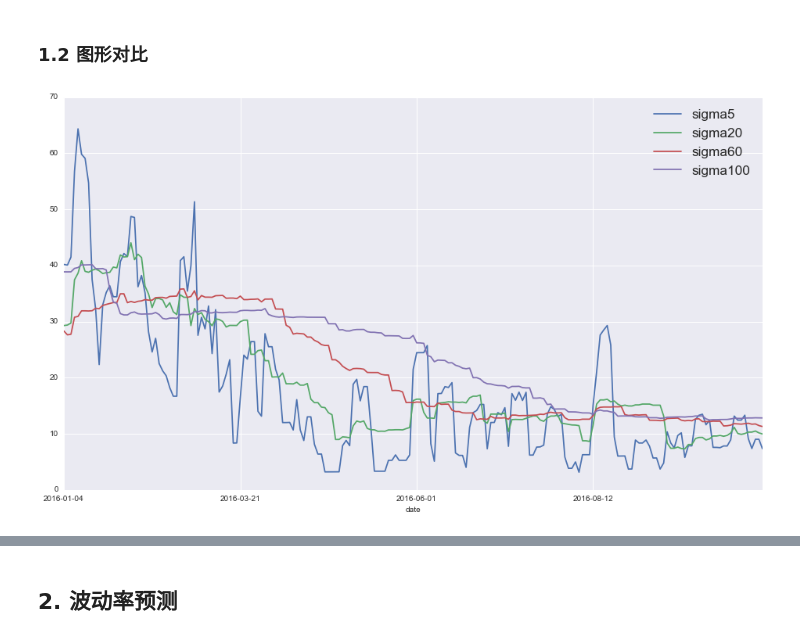
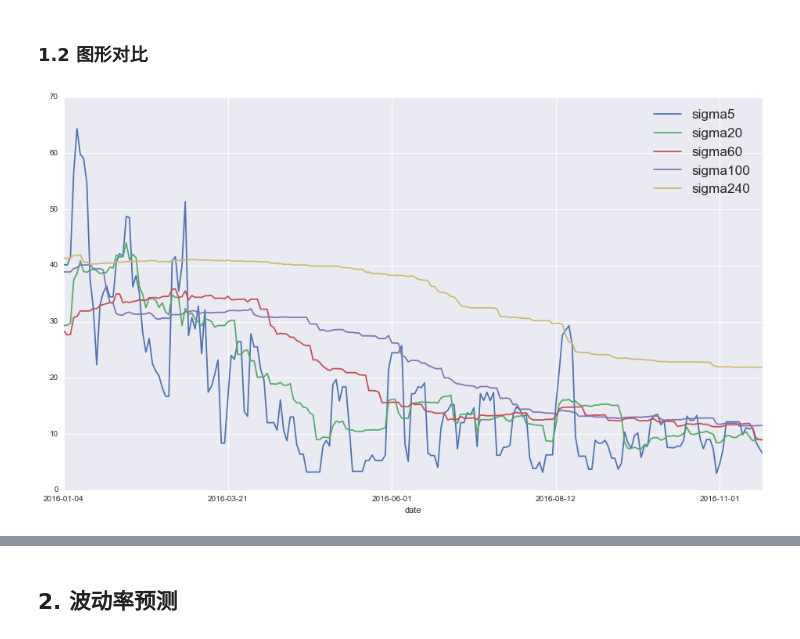
Before and after one commit to onthedesk/research, a Jupyter notebook: 50etf.ipynb, the cells around one changed output, grey strips where cells are left out. Drawn from its saved outputs; the diff is of its cells as text; code cells hidden in the pictures.

```diff
--- a/50etf.ipynb
+++ b/50etf.ipynb
@@ -170,6 +170,6 @@ def sigmaPlot(start='2013-10-21', end='', windows=[5, 10, 20, 50, 100, 200]):
 # %%
 #今年以来的历史波动率
 
-sigmaPlot(start='2016-01-01', windows=[5, 20, 60, 100])
+sigmaPlot(start='2016-01-01', windows=[5, 20, 60, 100, 240])
 # %% [output]
-[figure, old version]
+[figure, new version]
```
Also changed, not shown: parts of 10 cells of this notebook, 1 other file.
